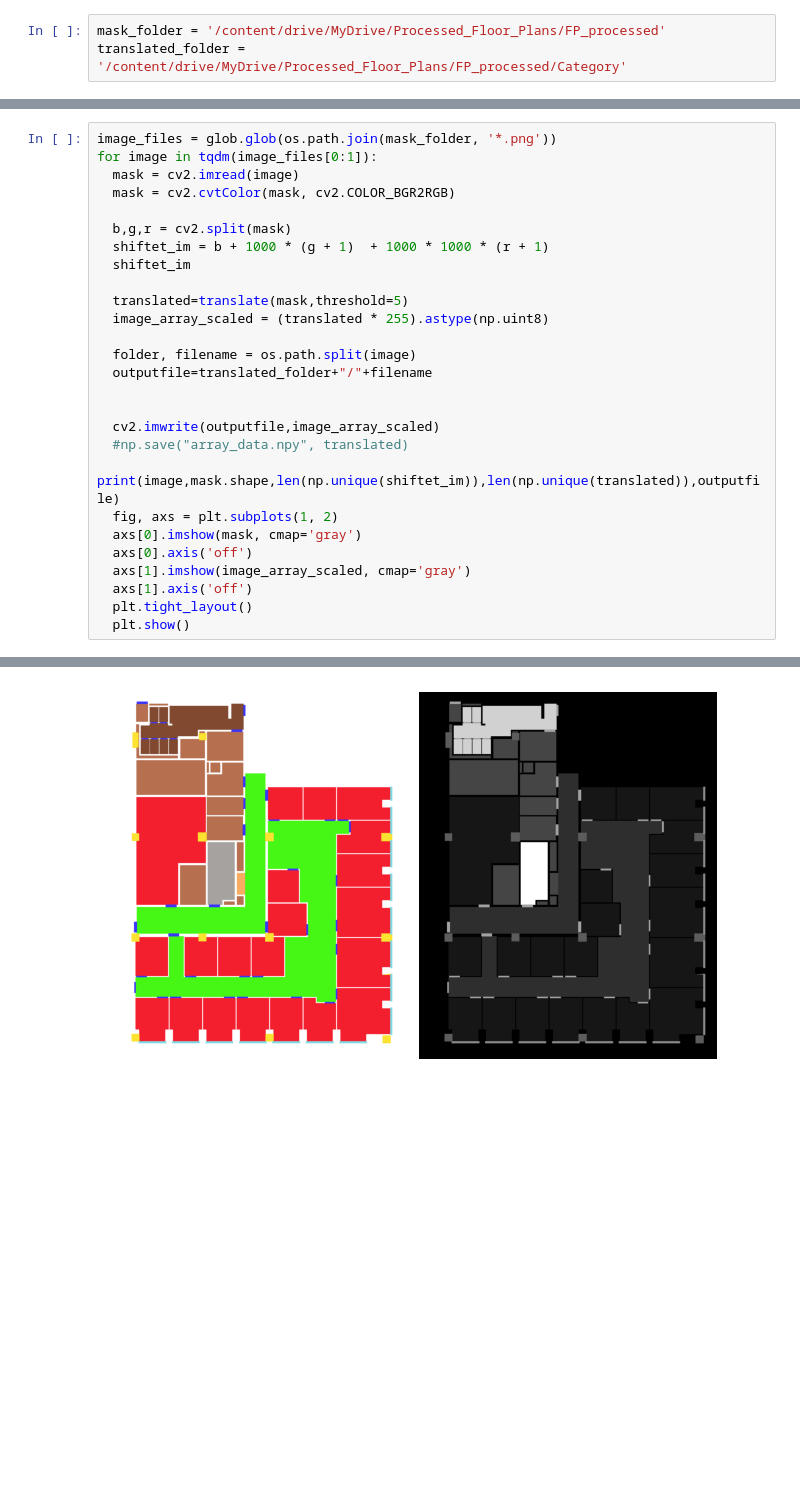
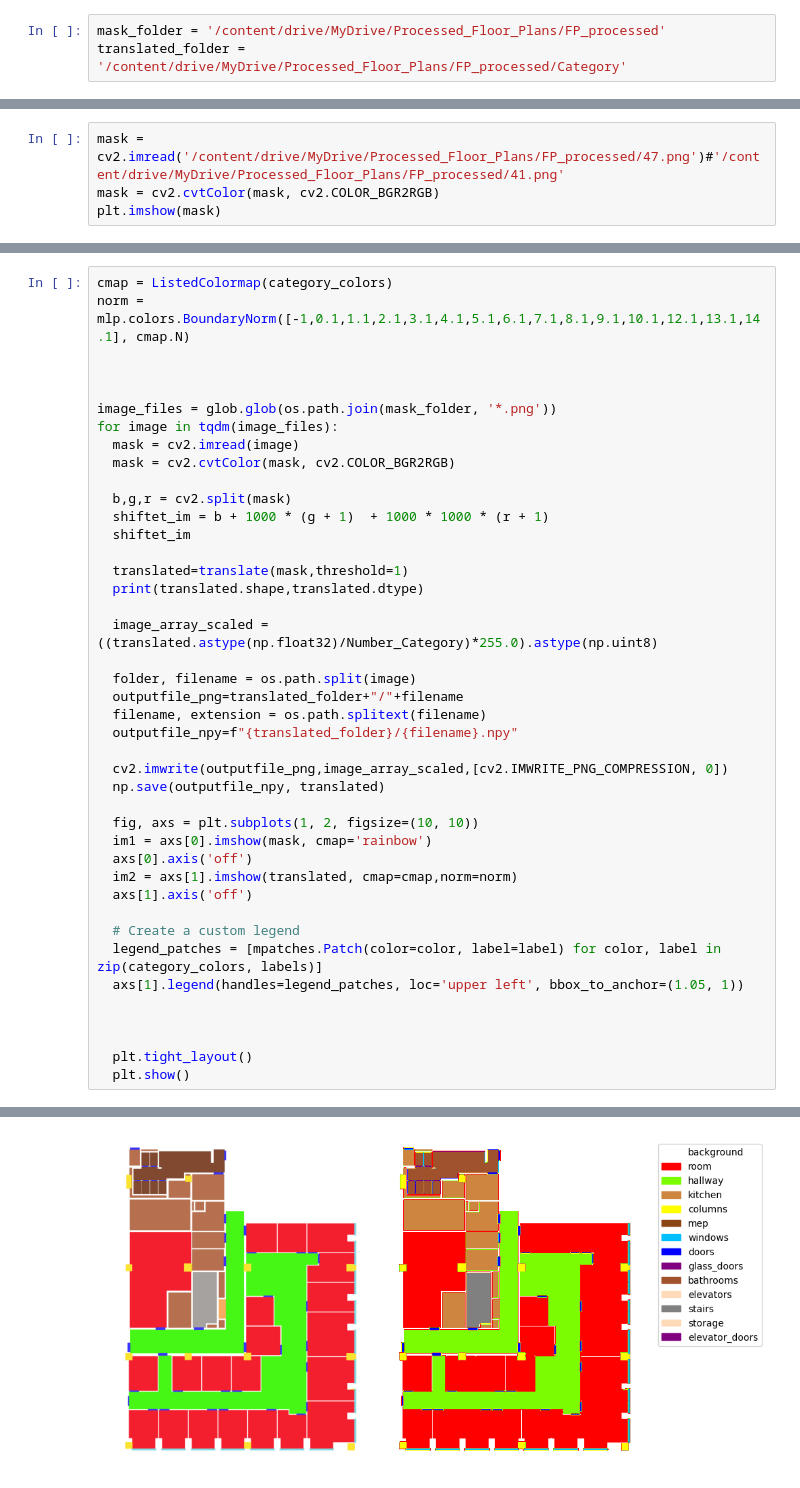
Before and after one commit to BKousha/FloorPlanSegmentation, a Jupyter notebook: mask_to_category.ipynb, the cells around one changed output, grey strips where cells are left out. Cells and saved outputs as stored; diff of their text form; blank space fills up the shorter version.

Commit message:
Ready to run with threshold=1

```diff
--- a/mask_to_category.ipynb
+++ b/mask_to_category.ipynb
@@ -108,0 +94,4 @@ def doit(mask_file):
+# %%
+mask = cv2.imread('/content/drive/MyDrive/Processed_Floor_Plans/FP_processed/47.png')#'/content/drive/MyDrive/Processed_Floor_Plans/FP_processed/41.png'
+mask = cv2.cvtColor(mask, cv2.COLOR_BGR2RGB)
+plt.imshow(mask)
@@ -109,6 +152,11 @@ def doit(mask_file):
 # %%
+cmap = ListedColormap(category_colors)
+norm = mlp.colors.BoundaryNorm([-1,0.1,1.1,2.1,3.1,4.1,5.1,6.1,7.1,8.1,9.1,10.1,12.1,13.1,14.1], cmap.N)
+
+
+
 image_files = glob.glob(os.path.join(mask_folder, '*.png'))
-for image in tqdm(image_files[0:1]):
+for image in tqdm(image_files):
   mask = cv2.imread(image)
   mask = cv2.cvtColor(mask, cv2.COLOR_BGR2RGB)
 
@@ -116,21 +164,31 @@ for image in tqdm(image_files[0:1]):
   shiftet_im = b + 1000 * (g + 1)  + 1000 * 1000 * (r + 1)
   shiftet_im
 
-  translated=translate(mask,threshold=5)
-  image_array_scaled = (translated * 255).astype(np.uint8)
+  translated=translate(mask,threshold=1)
+  print(translated.shape,translated.dtype)
+
+  image_array_scaled = ((translated.astype(np.float32)/Number_Category)*255.0).astype(np.uint8)
 
   folder, filename = os.path.split(image)
-  outputfile=translated_folder+"/"+filename
+  outputfile_png=translated_folder+"/"+filename
+  filename, extension = os.path.splitext(filename)
+  outputfile_npy=f"{translated_folder}/{filename}.npy"
+
+  cv2.imwrite(outputfile_png,image_array_scaled,[cv2.IMWRITE_PNG_COMPRESSION, 0])
+  np.save(outputfile_npy, translated)
+
+  fig, axs = plt.subplots(1, 2, figsize=(10, 10))
+  im1 = axs[0].imshow(mask, cmap='rainbow')
+  axs[0].axis('off')
+  im2 = axs[1].imshow(translated, cmap=cmap,norm=norm)
+  axs[1].axis('off')
+
+  # Create a custom legend
+  legend_patches = [mpatches.Patch(color=color, label=label) for color, label in zip(category_colors, labels)]
+  axs[1].legend(handles=legend_patches, loc='upper left', bbox_to_anchor=(1.05, 1))
 
 
-  cv2.imwrite(outputfile,image_array_scaled)
-  #np.save("array_data.npy", translated)
-  print(image,mask.shape,len(np.unique(shiftet_im)),len(np.unique(translated)),outputfile)
-  fig, axs = plt.subplots(1, 2)
-  axs[0].imshow(mask, cmap='gray')
-  axs[0].axis('off')
-  axs[1].imshow(image_array_scaled, cmap='gray')
-  axs[1].axis('off')
+
   plt.tight_layout()
   plt.show()
 # %% [output]
@@ -138 +196 @@ for image in tqdm(image_files[0:1]):
-[figure, old version]
+[figure, new version]
```
Also changed, not shown: parts of 11 cells of this notebook.
